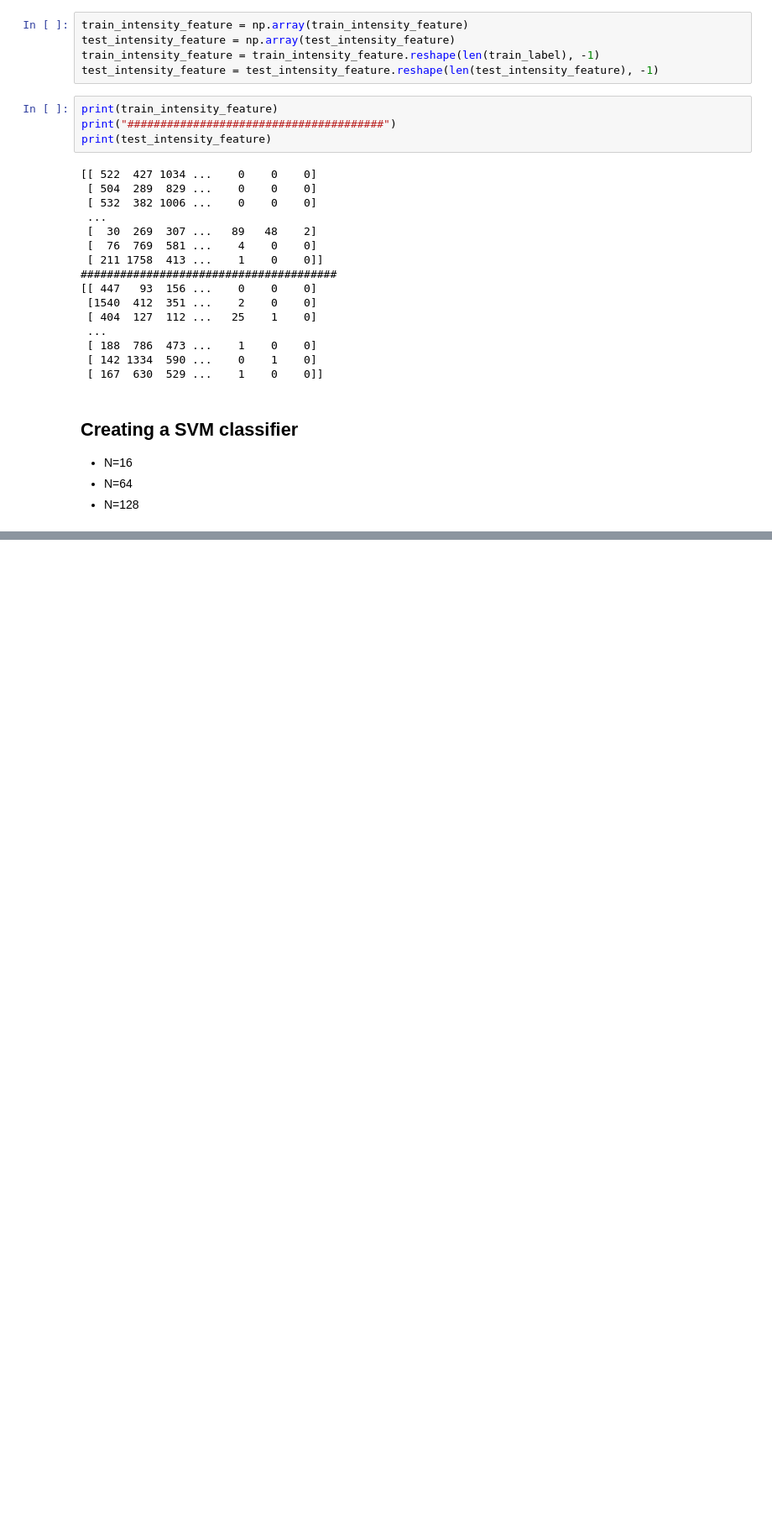
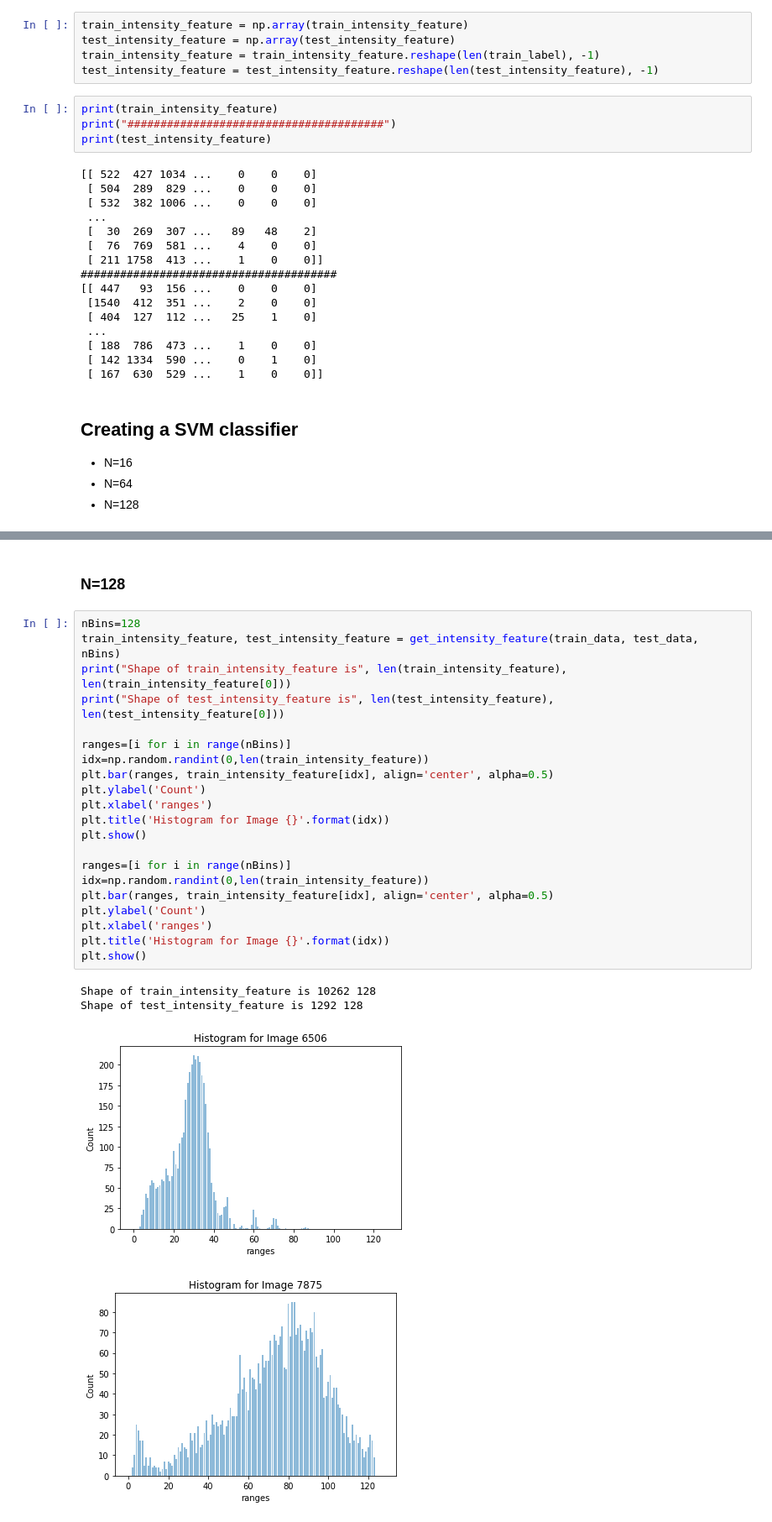
Before and after one commit to sananand007/Xrelab, a Jupyter notebook: hw2/HA2-Problem1_final.ipynb, the cells around one changed output, grey strips where cells are left out. Shown at 84% size. Cells and saved outputs as stored; diff of their text form; blank space fills up the shorter version.

```diff
--- a/hw2/HA2-Problem1_final.ipynb
+++ b/hw2/HA2-Problem1_final.ipynb
@@ -198,0 +301,28 @@ avg / total       0.07      0.04      0.04      1292
+# %% [markdown]
+### N=128
+# %%
+nBins=128
+train_intensity_feature, test_intensity_feature = get_intensity_feature(train_data, test_data, nBins)
+print("Shape of train_intensity_feature is", len(train_intensity_feature), len(train_intensity_feature[0]))
+print("Shape of test_intensity_feature is", len(test_intensity_feature), len(test_intensity_feature[0]))
+
+ranges=[i for i in range(nBins)]
+idx=np.random.randint(0,len(train_intensity_feature))
+plt.bar(ranges, train_intensity_feature[idx], align='center', alpha=0.5)
+plt.ylabel('Count')
+plt.xlabel('ranges')
+plt.title('Histogram for Image {}'.format(idx))
+plt.show()
+
+ranges=[i for i in range(nBins)]
+idx=np.random.randint(0,len(train_intensity_feature))
+plt.bar(ranges, train_intensity_feature[idx], align='center', alpha=0.5)
+plt.ylabel('Count')
+plt.xlabel('ranges')
+plt.title('Histogram for Image {}'.format(idx))
+plt.show()
+# %% [output]
+Shape of train_intensity_feature is 10262 128
+Shape of test_intensity_feature is 1292 128
+[figure, added]
+[figure, added]
```
Also changed, not shown: parts of 18 cells of this notebook.
